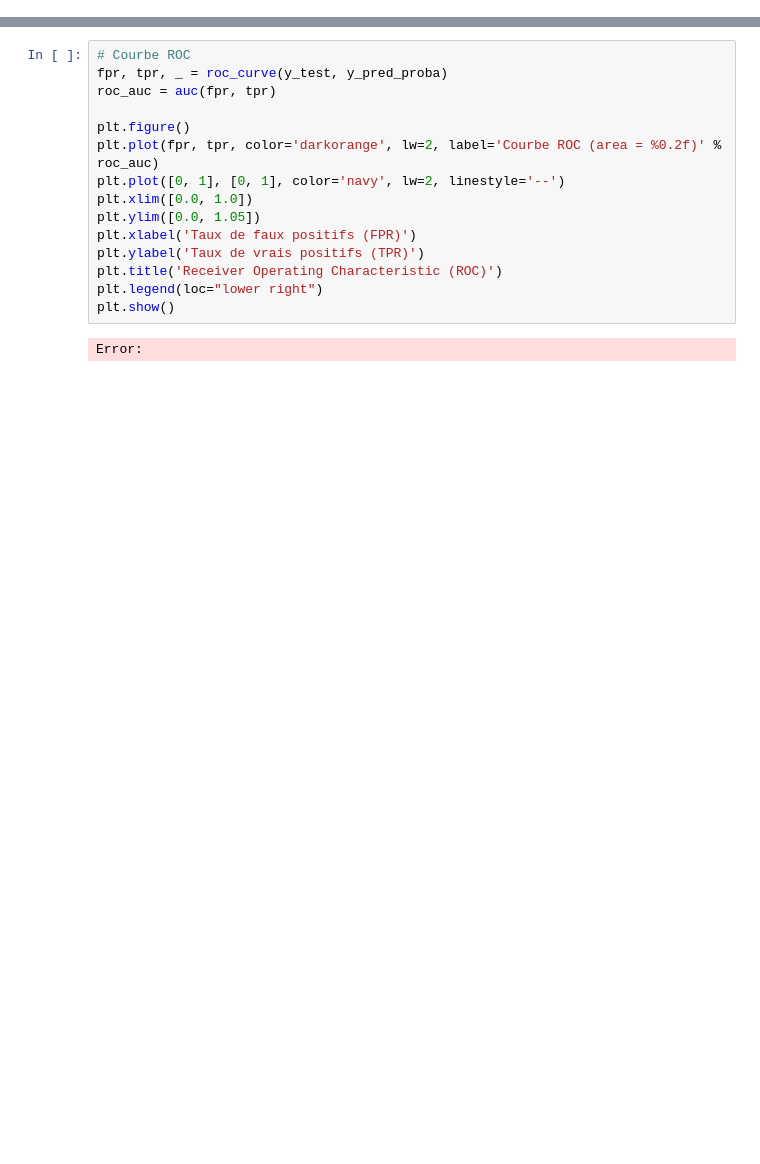
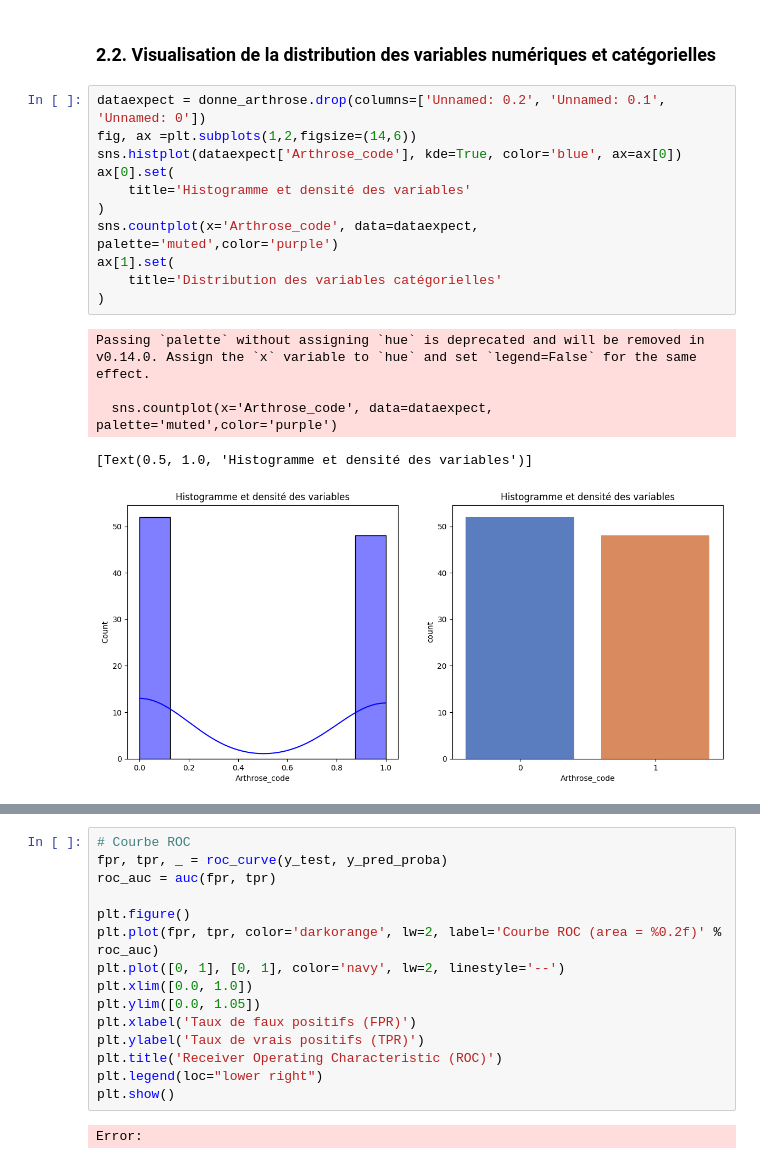
Before and after one commit to Abdiasarsene/Data-analysis, a Jupyter notebook: Analyses des données/arthrose.ipynb, the cells around one changed output, grey strips where cells are left out. Cells and saved outputs as stored; diff of their text form; blank space fills up the shorter version.

Commit message:
developper de l'arthrose

```diff
--- a/Analyses des données/arthrose.ipynb
+++ b/Analyses des données/arthrose.ipynb
@@ -165,0 +95,19 @@ Error:
+# %% [markdown]
+### 2.2. Visualisation de la distribution des variables numériques et catégorielles
+# %%
+dataexpect = donne_arthrose.drop(columns=['Unnamed: 0.2', 'Unnamed: 0.1', 'Unnamed: 0'])
+fig, ax =plt.subplots(1,2,figsize=(14,6))
+sns.histplot(dataexpect['Arthrose_code'], kde=True, color='blue', ax=ax[0])
+ax[0].set(
+    title='Histogramme et densité des variables'
+)
+sns.countplot(x='Arthrose_code', data=dataexpect, palette='muted',color='purple')
+ax[1].set(
+    title='Distribution des variables catégorielles'
+)
+# %% [output]
+Passing `palette` without assigning `hue` is deprecated and will be removed in v0.14.0. Assign the `x` variable to `hue` and set `legend=False` for the same effect.
+
+  sns.countplot(x='Arthrose_code', data=dataexpect, palette='muted',color='purple')
+[Text(0.5, 1.0, 'Histogramme et densité des variables')]
+[figure, added]
```
Also changed, not shown: parts of 43 cells of this notebook, 2 other files.
